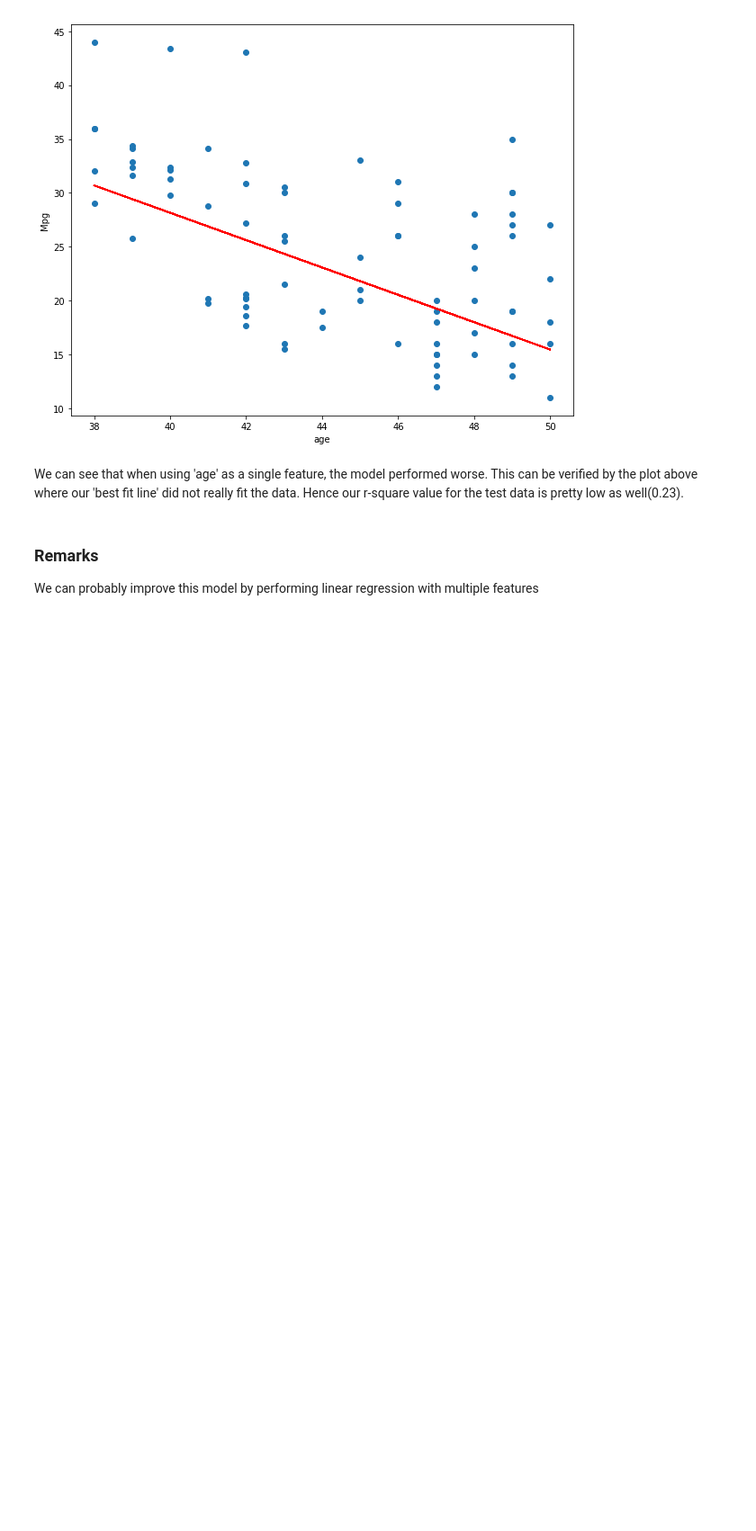
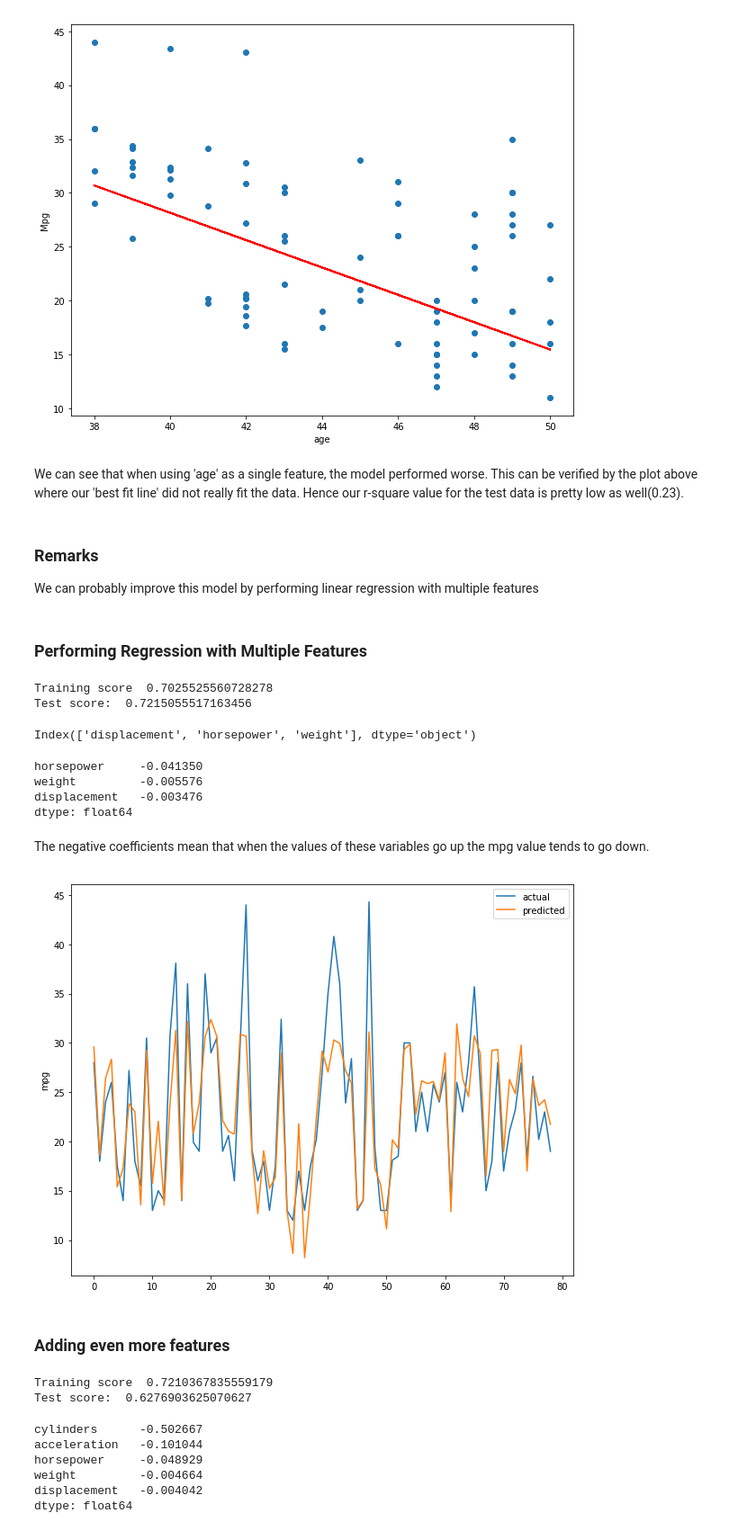
Before and after one commit to rachhek/datascience, a Jupyter notebook: Machine Learning/Regression/Regression Model for AutomobileMpg.ipynb, the cells around one changed output. Shown at 90% size. Cells and saved outputs as stored; diff of their text form; code cells hidden in the pictures; blank space fills up the shorter version.

Commit message:
added examples of multiple regression models

```diff
--- a/Machine Learning/Regression/Regression Model for AutomobileMpg.ipynb
+++ b/Machine Learning/Regression/Regression Model for AutomobileMpg.ipynb
@@ -99,3 +107,68 @@ We can see that when using 'age' as a single feature, the model performed worse.
 # %% [markdown]
 ### Remarks
 We can probably improve this model by performing linear regression with multiple features
+# %% [markdown]
+### Performing Regression with Multiple Features
+# %%
+X = automobile_df[['displacement','horsepower','weight']]
+Y = automobile_df['mpg']
+
+x_train,x_test,y_train,y_test = train_test_split(X,Y,test_size=0.2)
+
+linear_regression = LinearRegression(normalize=True).fit(x_train,y_train)
+print("Training score ", linear_regression.score(x_train,y_train))
+y_pred = linear_regression.predict(x_test)
+print("Test score: ", r2_score(y_test,y_pred))
+# %% [output]
+Training score  0.7025525560728278
+Test score:  0.7215055517163456
+# %%
+predictors = x_train.columns
+predictors
+# %% [output]
+Index(['displacement', 'horsepower', 'weight'], dtype='object')
+# %%
+coef = pd.Series(linear_regression.coef_,predictors).sort_values()
+print(coef)
+# %% [output]
+horsepower     -0.041350
+weight         -0.005576
+displacement   -0.003476
+dtype: float64
+# %% [markdown]
+The negative coefficients mean that when the values of these variables go up the mpg value tends to go down.
+# %%
+fig,ax = plt.subplots(figsize=(10,8))
+plt.plot(y_test.values,label="actual")
+plt.plot(y_pred,label="predicted")
+plt.ylabel("mpg")
+plt.legend()
+plt.show()
+# %% [output]
+[figure, added]
+# %% [markdown]
+### Adding even more features
+# %%
+X = automobile_df[['displacement','horsepower','weight','acceleration','cylinders']]
+Y = automobile_df['mpg']
+
+x_train,x_test,y_train,y_test = train_test_split(X,Y,test_size=0.2)
+
+linear_regression = LinearRegression(normalize=True).fit(x_train,y_train)
+print("Training score ", linear_regression.score(x_train,y_train))
+y_pred = linear_regression.predict(x_test)
+print("Test score: ", r2_score(y_test,y_pred))
+# %% [output]
+Training score  0.7210367835559179
+Test score:  0.6276903625070627
+# %%
+predictors = x_train.columns
+coef = pd.Series(linear_regression.coef_,predictors).sort_values()
+print(coef)
+# %% [output]
+cylinders      -0.502667
+acceleration   -0.101044
+horsepower     -0.048929
+weight         -0.004664
+displacement   -0.004042
+dtype: float64
```
Also changed, not shown: parts of 2 cells of this notebook, 4 other files.
